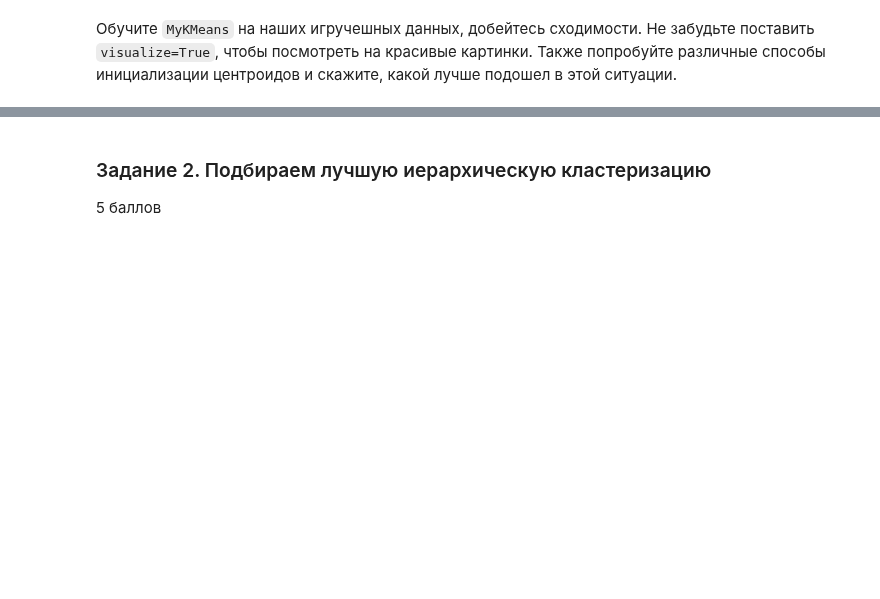
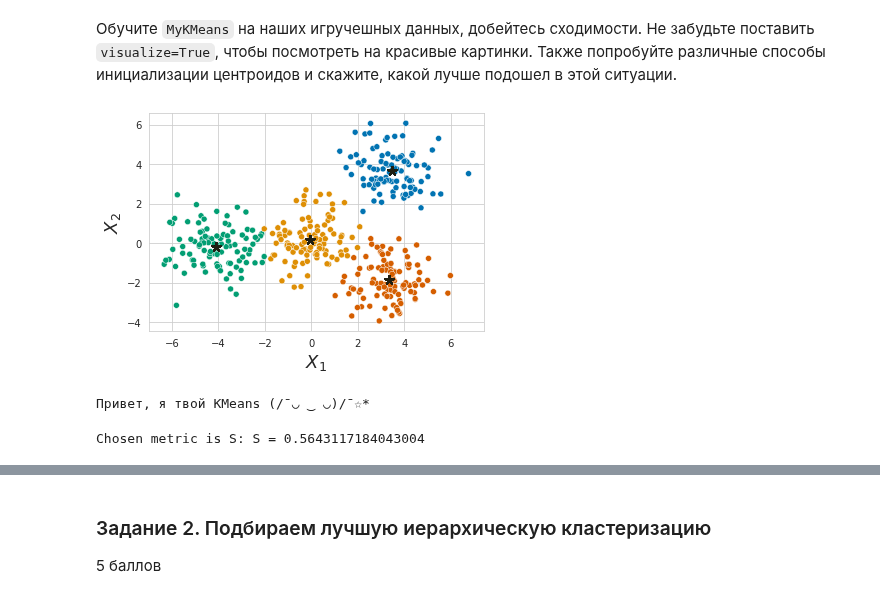
Before and after one commit to LeviusBI/BI_ML_2023, a Jupyter notebook: hwfolder/code/Cluster_tSNE.ipynb, the cells around one changed output, grey strips where cells are left out. Drawn from its saved outputs; the diff is of its cells as text; code cells hidden in the pictures; blank space fills up the shorter version.

```diff
--- a/hwfolder/code/Cluster_tSNE.ipynb
+++ b/hwfolder/code/Cluster_tSNE.ipynb
@@ -15,8 +15,8 @@ from sklearn.manifold import TSNE
 from sklearn.metrics import silhouette_score # и другие метрики
 from sklearn.cluster import KMeans # а также другие алгоритмы
 # %%
-DATA_PATH = "data"
-plt.rcParams["figure.figsize"] = 12, 9
+DATA_PATH = "../data"
+plt.rcParams["figure.figsize"] = 20, 15
 sns.set_style("whitegrid")
 warnings.filterwarnings("ignore")
 
@@ -44,7 +48,7 @@ def visualize_clusters(X, labels):
     """
 
     unique_labels = np.sort(np.unique(labels))
-    sns.scatterplot(X[:, 0], X[:, 1], hue=labels,
+    sns.scatterplot(x=X[:, 0], y=X[:, 1], hue=labels,
                     palette="colorblind", legend=False,
                     hue_order=unique_labels)
     plt.xlabel("$X_1$", fontsize=18)
@@ -117,9 +123,9 @@ class MyKMeans:
             dists = []
             for centroid in centroids:
                 dists.append(self._calculate_distance(X, centroid))
-            dists = np.concatenate(dists, axis=1)
+            dists = np.vstack(dists)
             # Для каждого объекта найдем, к какому центроиду он ближе
-            cluster_labels = np.argmin(dists, axis=1)
+            cluster_labels = np.argmin(dists, axis=0)
 
             # Пересчитаем центр масс для каждого кластера
             centroids = []
@@ -133,11 +139,10 @@ class MyKMeans:
                 display.clear_output(wait=True)
                 display.display(plt.gcf())
                 plt.close()
-
+        self.cluster_labels = cluster_labels
         self.centroids = np.array(centroids)
 
         return self
-
 
     def predict(self, X):
         """
@@ -146,12 +151,7 @@ class MyKMeans:
         :return cluster_labels: метки кластеров
         """
 
-        """
-        YOUR CODE IS HERE
-        """
-        cluster_labels = None
-
-        return cluster_labels
+        return self.cluster_labels
 
 
     def _calculate_distance(self, X, centroid):
@@ -162,10 +162,7 @@ class MyKMeans:
         :return dist: расстояния от всех X до центра кластера
         """
 
-        """
-        YOUR CODE IS HERE
-        """
-        dist = None
+        dist = np.linalg.norm(X - centroid, axis=1, ord=2)
 
         return dist
 
@@ -174,3 +171,15 @@ class MyKMeans:
         return f"Привет, я твой KMeans (/¯◡ ‿ ◡)/¯☆*"
 # %% [markdown]
 Обучите `MyKMeans` на наших игручешных данных, добейтесь сходимости. Не забудьте поставить `visualize=True`, чтобы посмотреть на красивые картинки. Также попробуйте различные способы инициализации центроидов и скажите, какой лучше подошел в этой ситуации.
+# %%
+ml_model_random = MyKMeans(4, init="random", max_iter=9, visualize=True)
+# %%
+ml_model_random.fit(X)
+# %% [output]
+[figure, added]
+Привет, я твой KMeans (/¯◡ ‿ ◡)/¯☆*
+# %%
+S_random = silhouette_score(X, ml_model_random.predict(X))
+print(f'Chosen metric is S: S = {S_random}')
+# %% [output]
+Chosen metric is S: S = 0.5643117184043004
```
Also changed, not shown: parts of 11 cells of this notebook.
